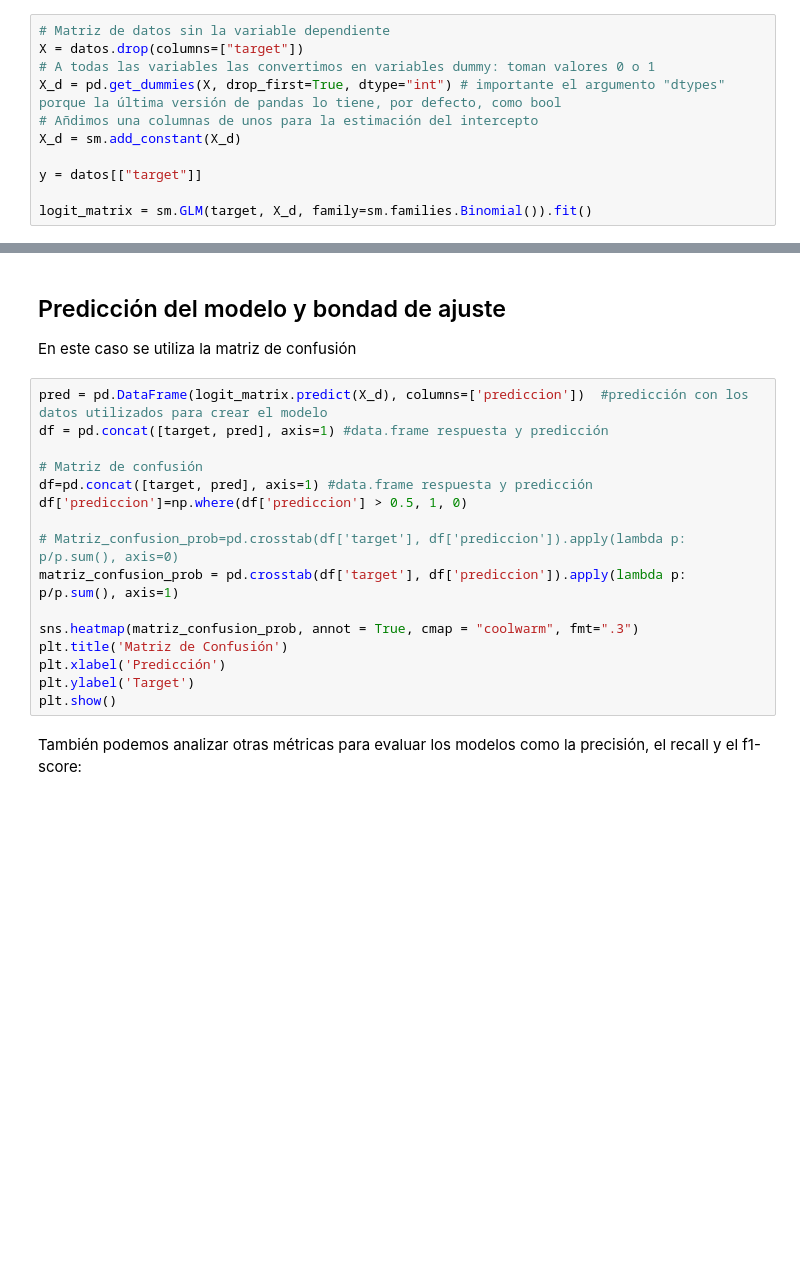
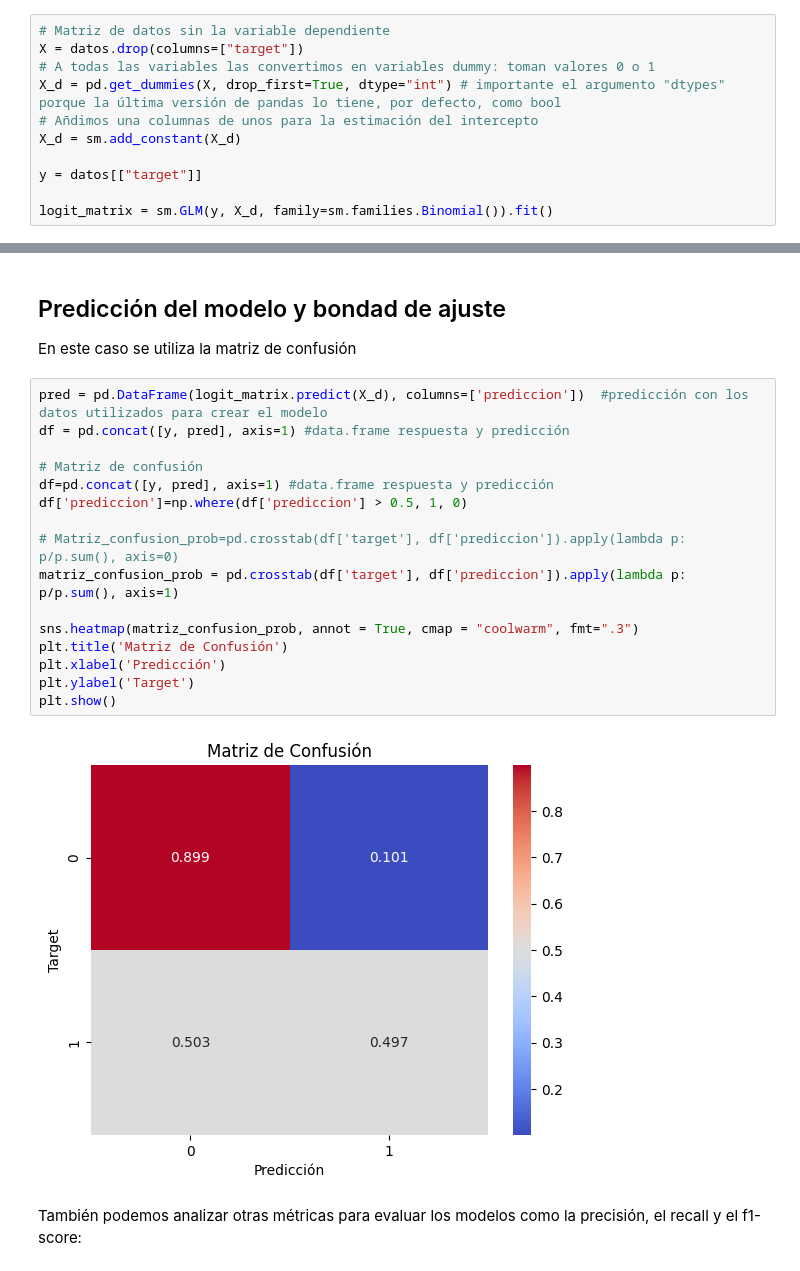
Before and after one commit to pablosaca/analisis_multivariante, a Jupyter notebook: notebooks/07_Regresión_Logística.ipynb, the cells around one changed output, grey strips where cells are left out. Saved outputs shown, nothing was run; the diff lists cells and outputs as text; blank space fills up the shorter version.

```diff
--- a/notebooks/07_Regresión_Logística.ipynb
+++ b/notebooks/07_Regresión_Logística.ipynb
@@ -275,4 +275,4 @@ X_d = sm.add_constant(X_d)
 
 y = datos[["target"]]
 
-logit_matrix = sm.GLM(target, X_d, family=sm.families.Binomial()).fit()
+logit_matrix = sm.GLM(y, X_d, family=sm.families.Binomial()).fit()
@@ -286,20 +311,22 @@ logit_matrix.summary()
 En este caso se utiliza la matriz de confusión
 # %%
 pred = pd.DataFrame(logit_matrix.predict(X_d), columns=['prediccion'])  #predicción con los datos utilizados para crear el modelo
-df = pd.concat([target, pred], axis=1) #data.frame respuesta y predicción
+df = pd.concat([y, pred], axis=1) #data.frame respuesta y predicción
 
 # Matriz de confusión
-df=pd.concat([target, pred], axis=1) #data.frame respuesta y predicción
+df=pd.concat([y, pred], axis=1) #data.frame respuesta y predicción
 df['prediccion']=np.where(df['prediccion'] > 0.5, 1, 0)
 
 # Matriz_confusion_prob=pd.crosstab(df['target'], df['prediccion']).apply(lambda p: p/p.sum(), axis=0)
 matriz_confusion_prob = pd.crosstab(df['target'], df['prediccion']).apply(lambda p: p/p.sum(), axis=1)
 
 sns.heatmap(matriz_confusion_prob, annot = True, cmap = "coolwarm", fmt=".3")
 plt.title('Matriz de Confusión')
 plt.xlabel('Predicción')
 plt.ylabel('Target')
 plt.show()
+# %% [output]
+[figure, added]
 # %% [markdown]
 También podemos analizar otras métricas para evaluar los modelos como la precisión, el recall y el f1-score:
 # %%
```
Also changed, not shown: parts of 3 cells of this notebook, 6 other files.
